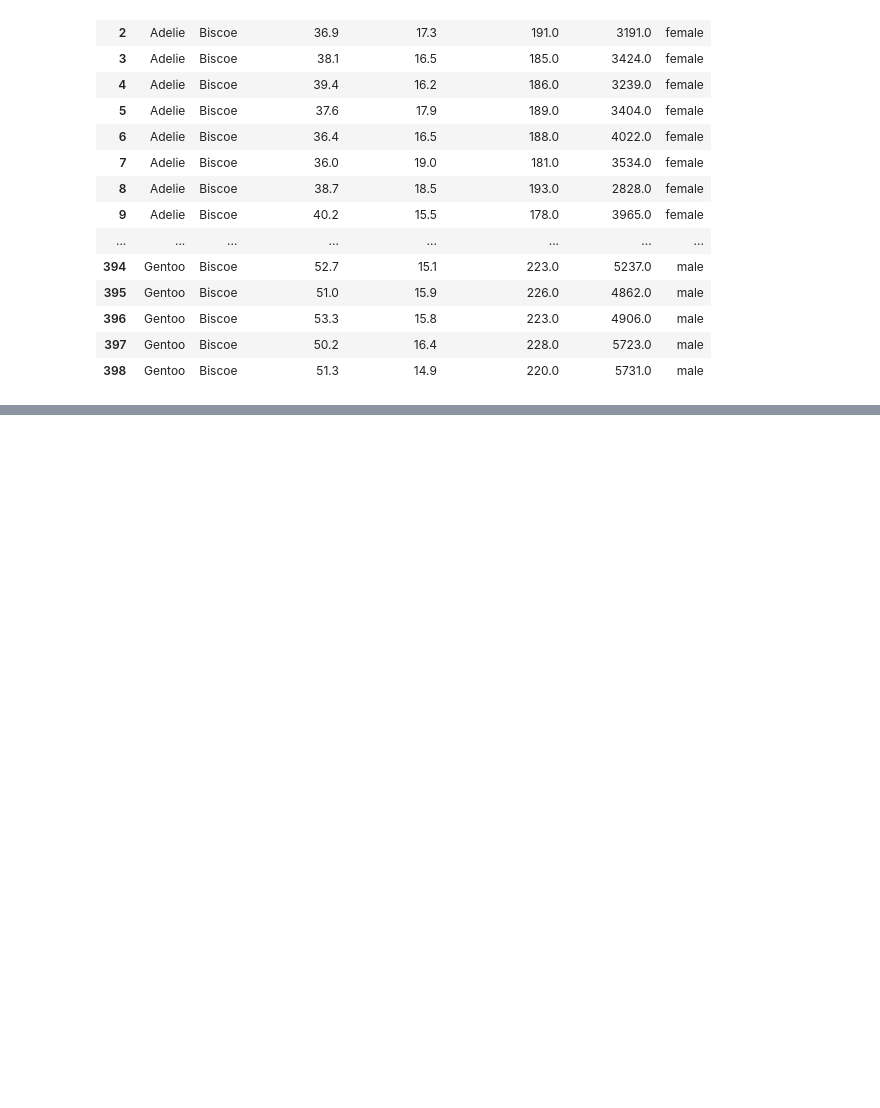
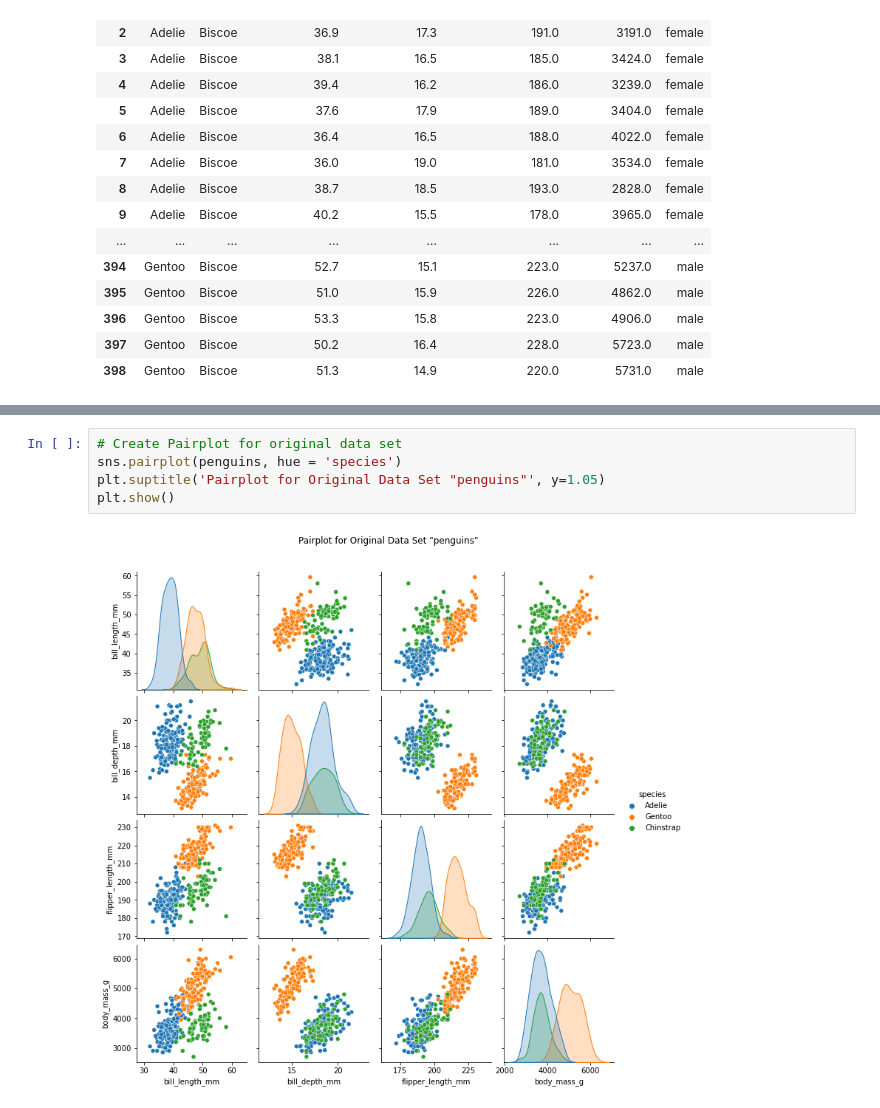
Before and after one commit to ssteffens/programming-data-analysis-project, a Jupyter notebook: project.ipynb, the cells around one changed output, grey strips where cells are left out. Cells and saved outputs as stored; diff of their text form; blank space fills up the shorter version.

```diff
--- a/project.ipynb
+++ b/project.ipynb
@@ -1487 +1801,8 @@ sim_penguins
+# %%
+# Create Pairplot for original data set
+sns.pairplot(penguins, hue = 'species')
+plt.suptitle('Pairplot for Original Data Set "penguins"', y=1.05)
+plt.show()
+# %% [output]
+[figure, added]
 # %%
```
Also changed, not shown: parts of 64 cells of this notebook.
